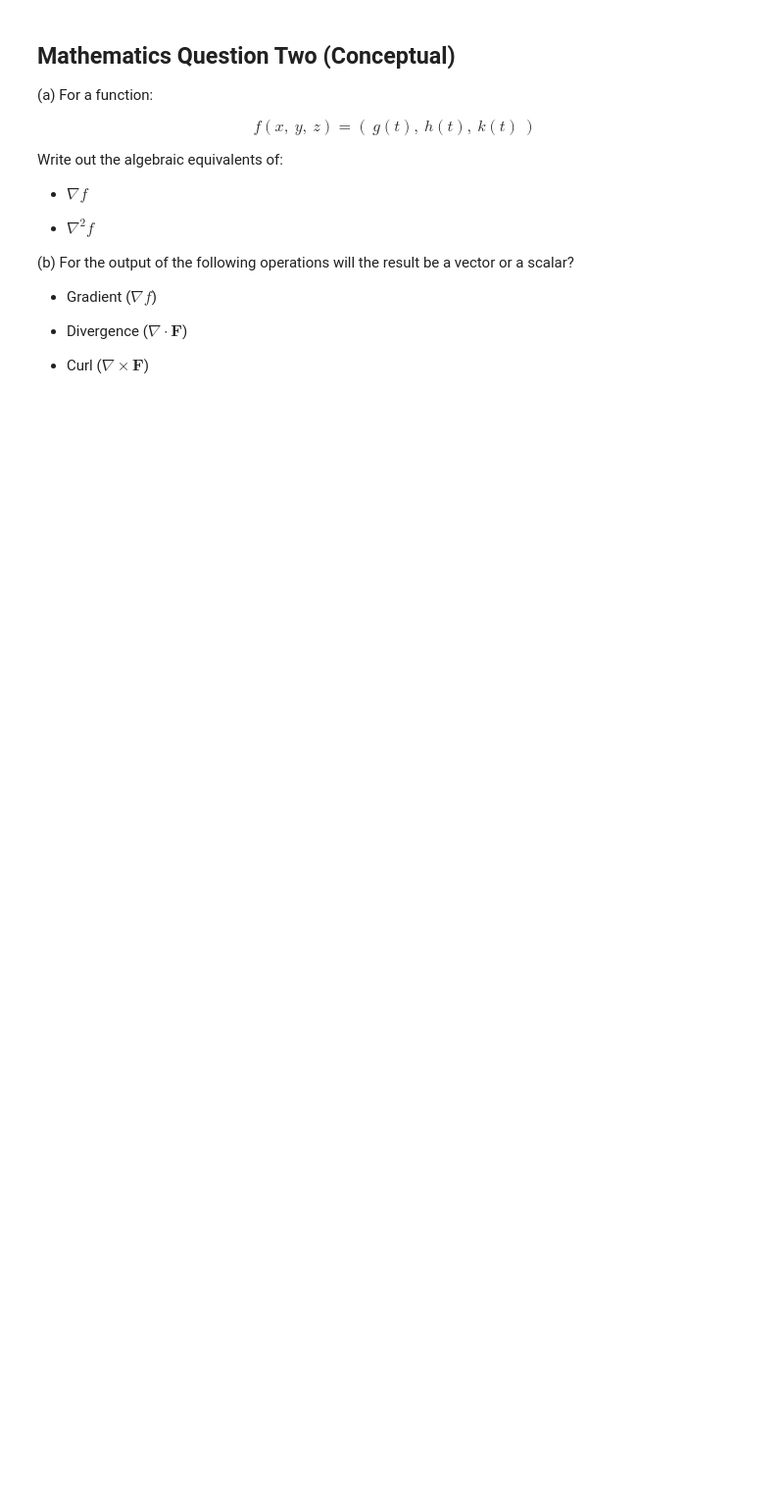
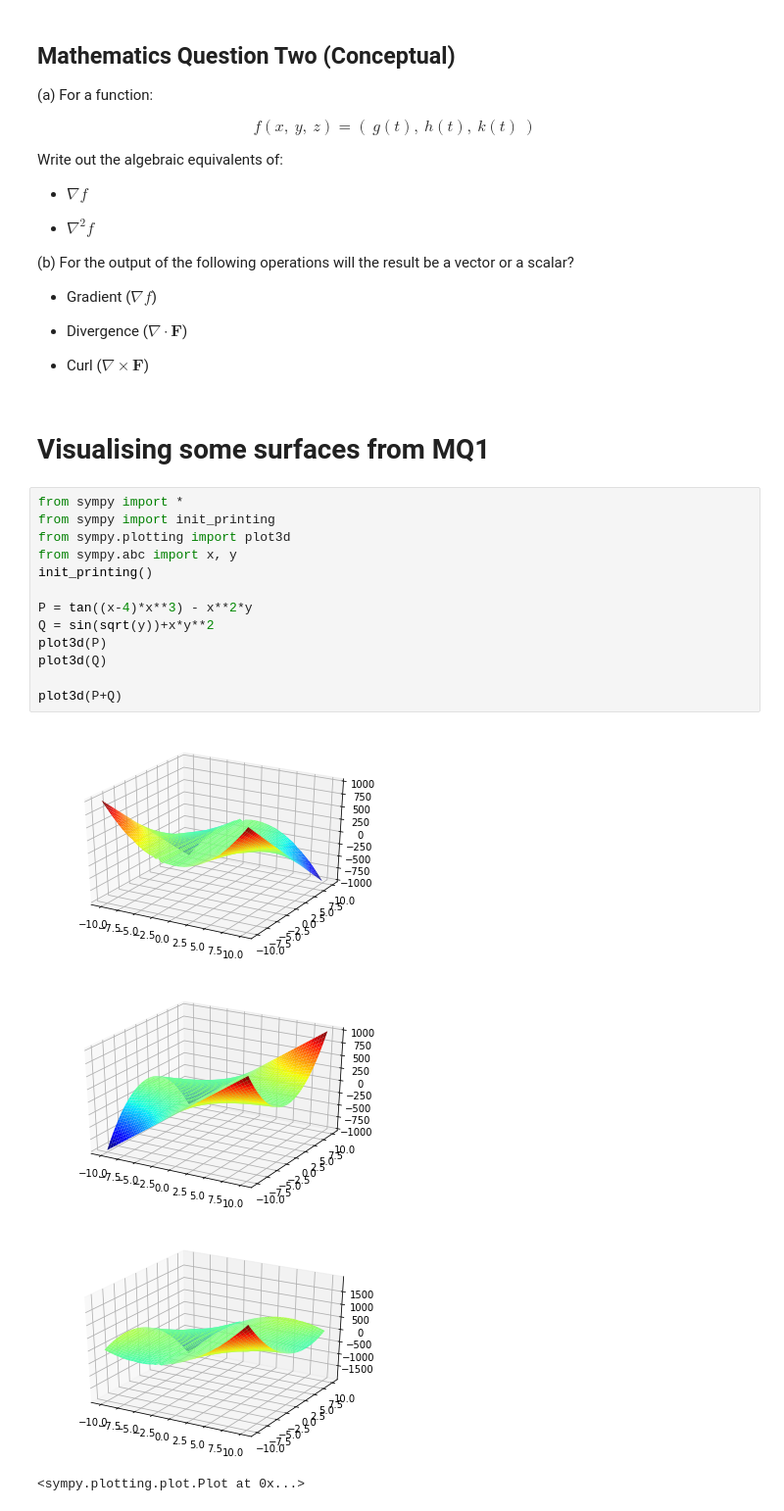
Before and after one commit to xandhiller/AMP_Sheets, a Jupyter notebook: AMP_Sheet_Three.ipynb, the cells around one changed output. Shown at 98% size. Drawn from its saved outputs; the diff is of its cells as text; blank space fills up the shorter version.

Commit message:
Made corrections to questions and added plots of surfaces.

```diff
--- a/AMP_Sheet_Three.ipynb
+++ b/AMP_Sheet_Three.ipynb
@@ -76,3 +77,23 @@ Write out the algebraic equivalents of:
 * Divergence ($\nabla \cdot \mathbf{F}$)
 
 *  Curl ($\nabla \times \mathbf{F}$)
+# %% [markdown]
+# Visualising some surfaces from MQ1
+# %%
+from sympy import *
+from sympy import init_printing
+from sympy.plotting import plot3d
+from sympy.abc import x, y
+init_printing()
+
+P = tan((x-4)*x**3) - x**2*y
+Q = sin(sqrt(y))+x*y**2
+plot3d(P)
+plot3d(Q)
+
+plot3d(P+Q)
+# %% [output]
+[figure, added]
+[figure, added]
+[figure, added]
+<sympy.plotting.plot.Plot at 0x...>
```
Also changed, not shown: parts of 1 cell of this notebook.
